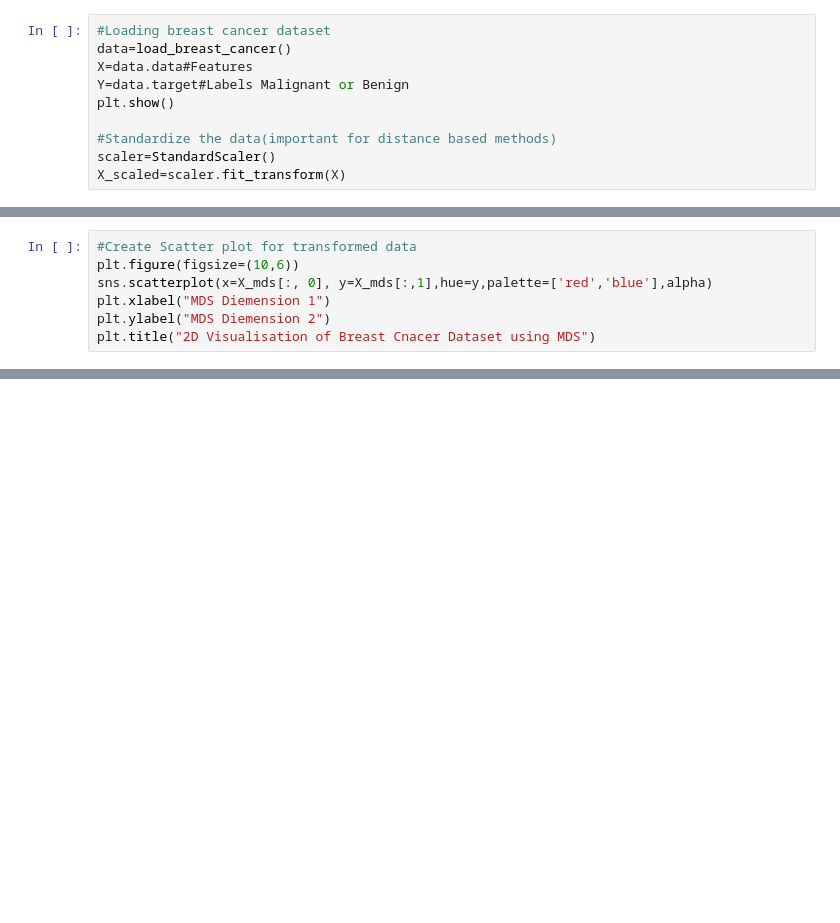
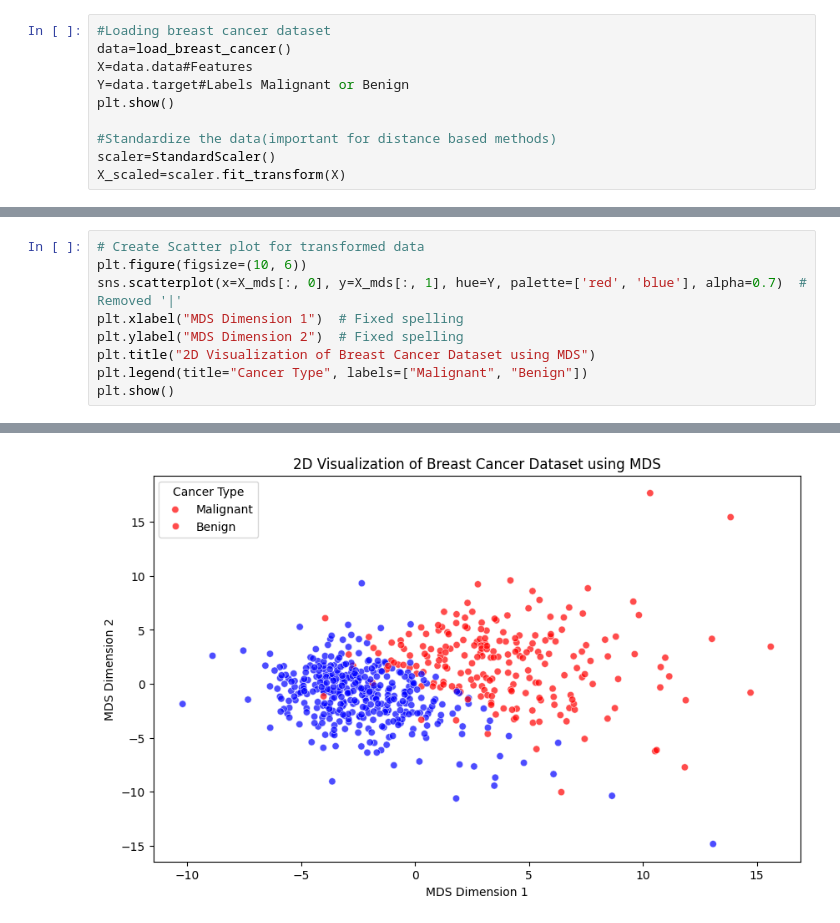
Before and after one commit to EricSiq/UnsupervisedMachineLearning, a Jupyter notebook: UML_Multidimensional_Scaling__Exp.ipynb, the cells around one changed output, grey strips where cells are left out. Cells and saved outputs as stored; diff of their text form; blank space fills up the shorter version.

```diff
--- a/UML_Multidimensional_Scaling__Exp.ipynb
+++ b/UML_Multidimensional_Scaling__Exp.ipynb
@@ -32,8 +31,10 @@ NameError: name 'pairwise_distances' is not defined
 # %%
-#Create Scatter plot for transformed data
-plt.figure(figsize=(10,6))
-sns.scatterplot(x=X_mds[:, 0], y=X_mds[:,1],hue=y,palette=['red','blue'],alpha)
-plt.xlabel("MDS Diemension 1")
-plt.ylabel("MDS Diemension 2")
-plt.title("2D Visualisation of Breast Cnacer Dataset using MDS")
+# Create Scatter plot for transformed data
+plt.figure(figsize=(10, 6))
+sns.scatterplot(x=X_mds[:, 0], y=X_mds[:, 1], hue=Y, palette=['red', 'blue'], alpha=0.7)  # Removed '|'
+plt.xlabel("MDS Dimension 1")  # Fixed spelling
+plt.ylabel("MDS Dimension 2")  # Fixed spelling
+plt.title("2D Visualization of Breast Cancer Dataset using MDS")
+plt.legend(title="Cancer Type", labels=["Malignant", "Benign"])
+plt.show()
 # %% [output]
@@ -40,0 +41 @@ SyntaxError: positional argument follows keyword argument (<ipython-input-16-4b3
+[figure, added]
```
Also changed, not shown: parts of 3 cells of this notebook.
